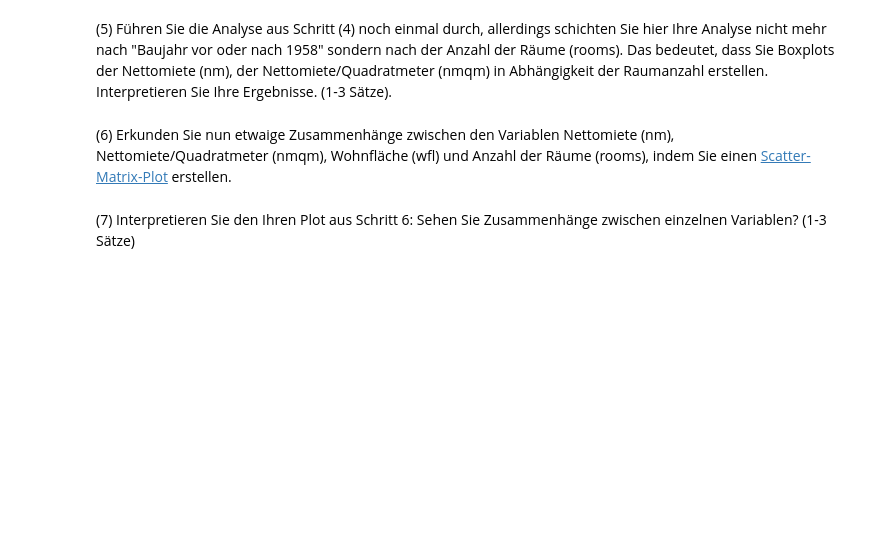
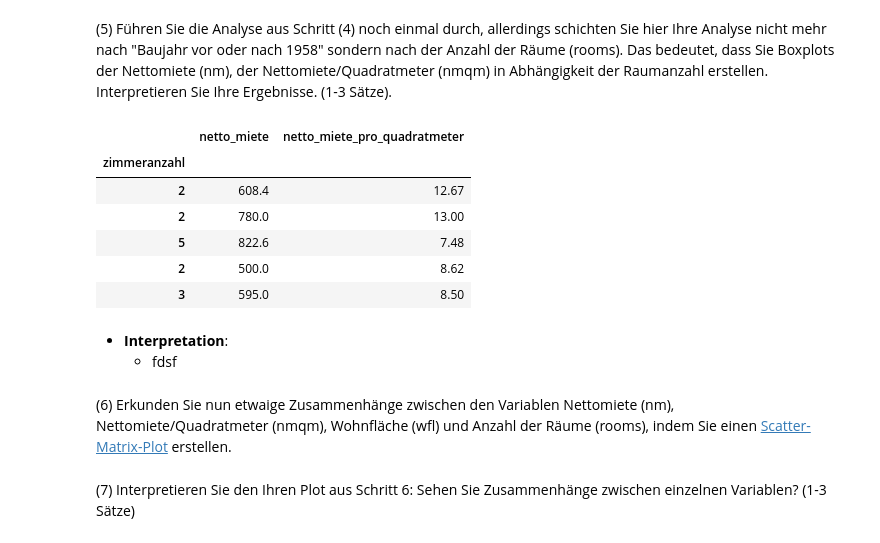
Before and after one commit to cortex359/ds.ss24, a Jupyter notebook: marine_u04/TSRI-4.ipynb, the cells around one changed output. Saved outputs shown, nothing was run; the diff lists cells and outputs as text; code cells hidden in the pictures; blank space fills up the shorter version.

```diff
--- a/marine_u04/TSRI-4.ipynb
+++ b/marine_u04/TSRI-4.ipynb
@@ -312,5 +329,23 @@ five_number_summary(miete, ['nettomiete','nettomiete_pro_quadratmeter'])
 # %% [markdown]
 (5) Führen Sie die Analyse aus Schritt (4) noch einmal durch, allerdings schichten Sie hier Ihre Analyse nicht mehr nach "Baujahr vor oder nach 1958" sondern nach der Anzahl der Räume (rooms). Das bedeutet, dass Sie Boxplots der Nettomiete (nm), der Nettomiete/Quadratmeter (nmqm) in Abhängigkeit der Raumanzahl erstellen. Interpretieren Sie Ihre Ergebnisse. (1-3 Sätze).
+# %%
+# Subsetting
+miete_rooms = miete.set_index('zimmeranzahl')[['netto_miete', 'netto_miete_pro_quadratmeter']]
+[['netto_miete', 'netto_miete_pro_quadratmeter']]
+miete_rooms.head()
+
+# Plotting
+# %% [output]
+|  | netto_miete | netto_miete_pro_quadratmeter |
+| zimmeranzahl |  |  |
+| 2 | 608.4 | 12.67 |
+| 2 | 780.0 | 13.00 |
+| 5 | 822.6 | 7.48 |
+| 2 | 500.0 | 8.62 |
+| 3 | 595.0 | 8.50 |
+# %% [markdown]
+- **Interpretation**:
+    -  fdsf
 # %% [markdown]
 (6) Erkunden Sie nun etwaige Zusammenhänge zwischen den Variablen Nettomiete (nm), Nettomiete/Quadratmeter (nmqm), Wohnfläche (wfl) und Anzahl der Räume (rooms), indem Sie einen [Scatter-Matrix-Plot](https://pandas.pydata.org/pandas-docs/stable/reference/api/pandas.plotting.scatter_matrix.html) erstellen.
 # %% [markdown]
```
Also changed, not shown: parts of 4 cells of this notebook.
